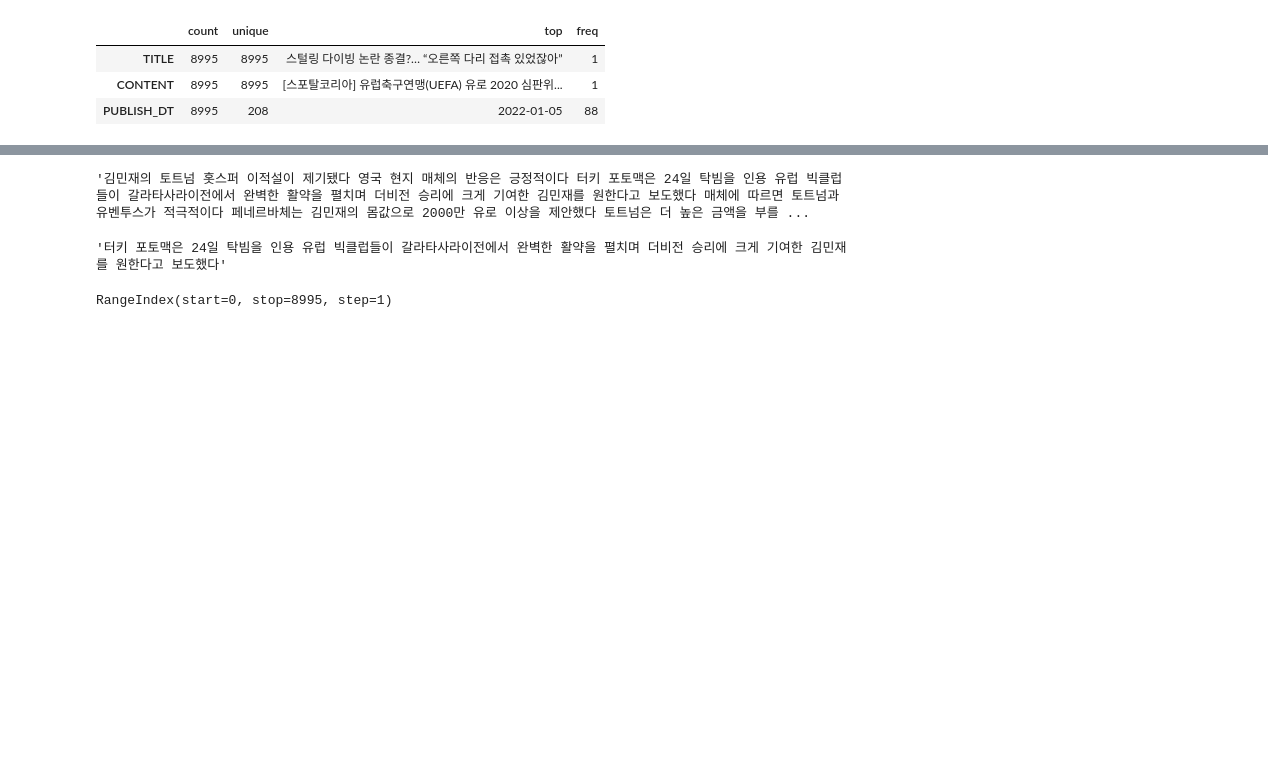
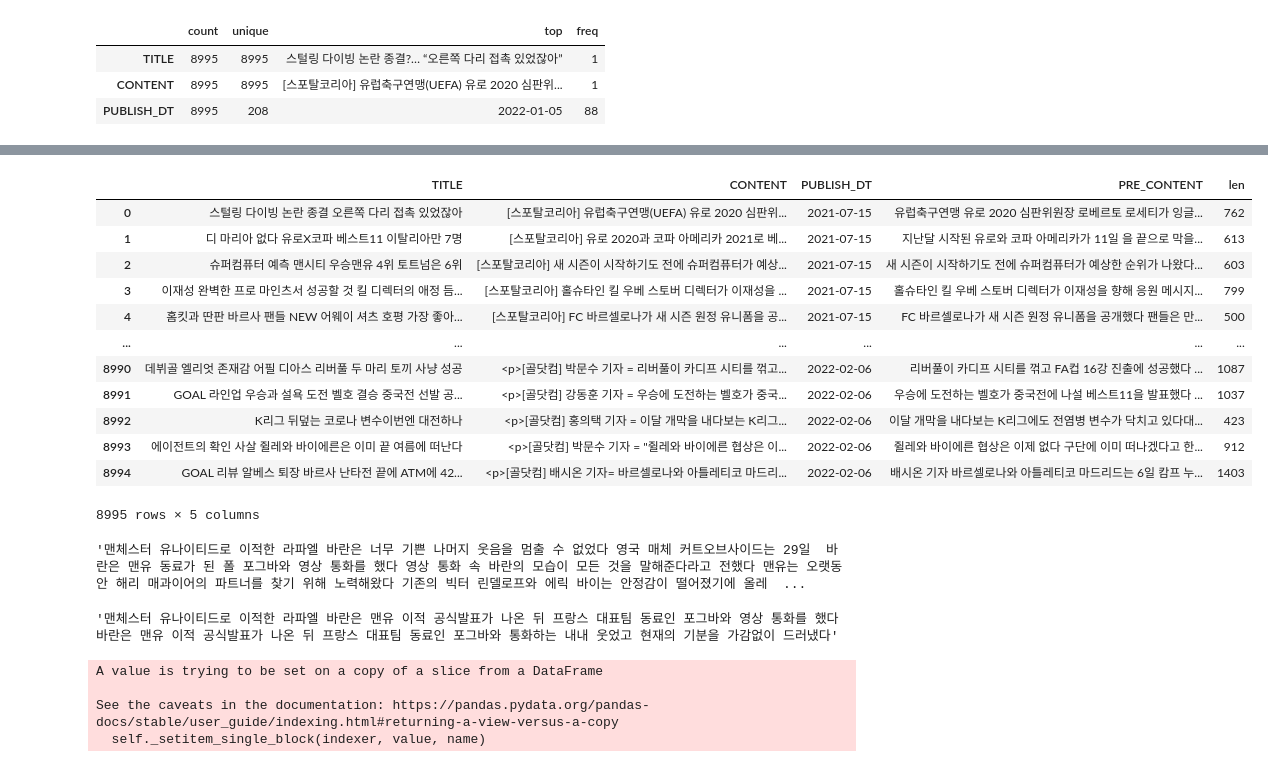
Before and after one commit to honeybeat1/Extractive_Text_Summarization, a Jupyter notebook: 4_NLG_문서요약/na_hyun/week4_proj (1).ipynb, the cells around one changed output, grey strips where cells are left out. Saved outputs shown, nothing was run; the diff lists cells and outputs as text; code cells hidden in the pictures; blank space fills up the shorter version.

```diff
--- a/4_NLG_문서요약/na_hyun/week4_proj (1).ipynb
+++ b/4_NLG_문서요약/na_hyun/week4_proj (1).ipynb
@@ -149,0 +364,2 @@ df['TITLE'] = df['TITLE'].apply(special)
+# %%
+df['len'] = df['PRE_CONTENT'].apply(len)
@@ -159,32 +392,52 @@ model = BartForConditionalGeneration.from_pretrained('digit82/kobart-summarizati
+# %%
+df = df.reset_index()
+df = df[['TITLE', 'CONTENT', 'PUBLISH_DT', 'PRE_CONTENT', 'len']]
+# %%
+df
+# %% [output]
+|  | TITLE | CONTENT | PUBLISH_DT | PRE_CONTENT | len |
+| 0 | 스털링 다이빙 논란 종결 오른쪽 다리 접촉 있었잖아 | [스포탈코리아] 유럽축구연맹(UEFA) 유로 2020 심판위... | 2021-07-15 | 유럽축구연맹 유로 2020 심판위원장 로베르토 로세티가 잉글... | 762 |
+| 1 | 디 마리아 없다 유로X코파 베스트11 이탈리아만 7명 | [스포탈코리아] 유로 2020과 코파 아메리카 2021로 베... | 2021-07-15 | 지난달 시작된 유로와 코파 아메리카가 11일 을 끝으로 막을... | 613 |
+| 2 | 슈퍼컴퓨터 예측 맨시티 우승맨유 4위 토트넘은 6위 | [스포탈코리아] 새 시즌이 시작하기도 전에 슈퍼컴퓨터가 예상... | 2021-07-15 | 새 시즌이 시작하기도 전에 슈퍼컴퓨터가 예상한 순위가 나왔다... | 603 |
+| 3 | 이재성 완벽한 프로 마인츠서 성공할 것 킬 디렉터의 애정 듬... | [스포탈코리아] 홀슈타인 킬 우베 스토버 디렉터가 이재성을 ... | 2021-07-15 | 홀슈타인 킬 우베 스토버 디렉터가 이재성을 향해 응원 메시지... | 799 |
+| 4 | 홈킷과 딴판 바르사 팬들 NEW 어웨이 셔츠 호평 가장 좋아... | [스포탈코리아] FC 바르셀로나가 새 시즌 원정 유니폼을 공... | 2021-07-15 | FC 바르셀로나가 새 시즌 원정 유니폼을 공개했다 팬들은 만... | 500 |
+| ... | ... | ... | ... | ... | ... |
+| 8990 | 데뷔골 엘리엇 존재감 어필 디아스 리버풀 두 마리 토끼 사냥 성공 | <p>[골닷컴] 박문수 기자 = 리버풀이 카디프 시티를 꺾고... | 2022-02-06 | 리버풀이 카디프 시티를 꺾고 FA컵 16강 진출에 성공했다 ... | 1087 |
+| 8991 | GOAL 라인업 우승과 설욕 도전 벨호 결승 중국전 선발 공... | <p>[골닷컴] 강동훈 기자 = 우승에 도전하는 벨호가 중국... | 2022-02-06 | 우승에 도전하는 벨호가 중국전에 나설 베스트11을 발표했다 ... | 1037 |
+| 8992 | K리그 뒤덮는 코로나 변수이번엔 대전하나 | <p>[골닷컴] 홍의택 기자 = 이달 개막을 내다보는 K리그... | 2022-02-06 | 이달 개막을 내다보는 K리그에도 전염병 변수가 닥치고 있다대... | 423 |
+| 8993 | 에이전트의 확인 사살 쥘레와 바이에른은 이미 끝 여름에 떠난다 | <p>[골닷컴] 박문수 기자 = "쥘레와 바이에른 협상은 이... | 2022-02-06 | 쥘레와 바이에른 협상은 이제 없다 구단에 이미 떠나겠다고 한... | 912 |
+| 8994 | GOAL 리뷰 알베스 퇴장 바르사 난타전 끝에 ATM에 42... | <p>[골닷컴] 배시온 기자= 바르셀로나와 아틀레티코 마드리... | 2022-02-06 | 배시온 기자 바르셀로나와 아틀레티코 마드리드는 6일 캄프 누... | 1403 |
+8995 rows × 5 columns
 # %%
-text = df['CONTENT'].iloc[5000]
+text = df['PRE_CONTENT'][500]
 text
 # %% [output]
-'김민재의 토트넘 홋스퍼 이적설이 제기됐다 영국 현지 매체의 반응은 긍정적이다 터키 포토맥은 24일 탁빔을 인용 유럽 빅클럽들이 갈라타사라이전에서 완벽한 활약을 펼치며 더비전 승리에 크게 기여한 김민재를 원한다고 보도했다 매체에 따르면 토트넘과 유벤투스가 적극적이다 페네르바체는 김민재의 몸값으로 2000만 유로 이상을 제안했다 토트넘은 더 높은 금액을 부를 ...
+'맨체스터 유나이티드로 이적한 라파엘 바란은 너무 기쁜 나머지 웃음을 멈출 수 없었다 영국 매체 커트오브사이드는 29일  바란은 맨유 동료가 된 폴 포그바와 영상 통화를 했다 영상 통화 속 바란의 모습이 모든 것을 말해준다라고 전했다 맨유는 오랫동안 해리 매과이어의 파트너를 찾기 위해 노력해왔다 기존의 빅터 린델로프와 에릭 바이는 안정감이 떨어졌기에 올레  ...
 # %%
 raw_input_ids = tokenizer.encode(text)
 input_ids = [tokenizer.bos_token_id] + raw_input_ids + [tokenizer.eos_token_id]
 
-summary_ids = model.generate(torch.tensor([input_ids]),  num_beams=4,  max_length=512,  eos_token_id=1)
+summary_ids = model.generate(torch.tensor([input_ids]).to(device),  num_beams=4,  max_length=512,  eos_token_id=1)
 tokenizer.decode(summary_ids.squeeze().tolist(), skip_special_tokens=True)
 # %% [output]
-'터키 포토맥은 24일 탁빔을 인용 유럽 빅클럽들이 갈라타사라이전에서 완벽한 활약을 펼치며 더비전 승리에 크게 기여한 김민재를 원한다고 보도했다'
+'맨체스터 유나이티드로 이적한 라파엘 바란은 맨유 이적 공식발표가 나온 뒤 프랑스 대표팀 동료인 포그바와 영상 통화를 했다 바란은 맨유 이적 공식발표가 나온 뒤 프랑스 대표팀 동료인 포그바와 통화하는 내내 웃었고 현재의 기분을 가감없이 드러냈다'
-# %%
-df = df.reset_index()
-df.index
-# %% [output]
-RangeIndex(start=0, stop=8995, step=1)
 # %%
-text_list = df['CONTENT'].values
+text_list = df['PRE_CONTENT'].values
 df['KoBART'] = [0] * len(text_list)
 
 for i, text in enumerate(text_list):
-    try:
-        raw_input_ids = tokenizer.encode(text)
-        input_ids = [tokenizer.bos_token_id] + raw_input_ids + [tokenizer.eos_token_id]
+    if df['len'].iloc[i] < 2000:
+        try:
+            raw_input_ids = tokenizer.encode(text)
+            input_ids = [tokenizer.bos_token_id] + raw_input_ids + [tokenizer.eos_token_id]
 
-        summary_ids = model.generate(torch.tensor([input_ids]),  num_beams=4,  max_length=512,  eos_token_id=1)
-        df['KoBART'][i] = tokenizer.decode(summary_ids.squeeze().tolist(), skip_special_tokens=True)
-    except :
-        pass
+            summary_ids = model.generate(torch.tensor([input_ids]).to(device),  num_beams=4,  max_length=512,  eos_token_id=1)
+            df['KoBART'].iloc[i] = tokenizer.decode(summary_ids.squeeze().tolist(), skip_special_tokens=True)
+        except :
+            continue
+# %% [output]
+A value is trying to be set on a copy of a slice from a DataFrame
+
+See the caveats in the documentation: https://pandas.pydata.org/pandas-docs/stable/user_guide/indexing.html#returning-a-view-versus-a-copy
+  self._setitem_single_block(indexer, value, name)
 # %%
```
Also changed, not shown: parts of 32 cells of this notebook.
